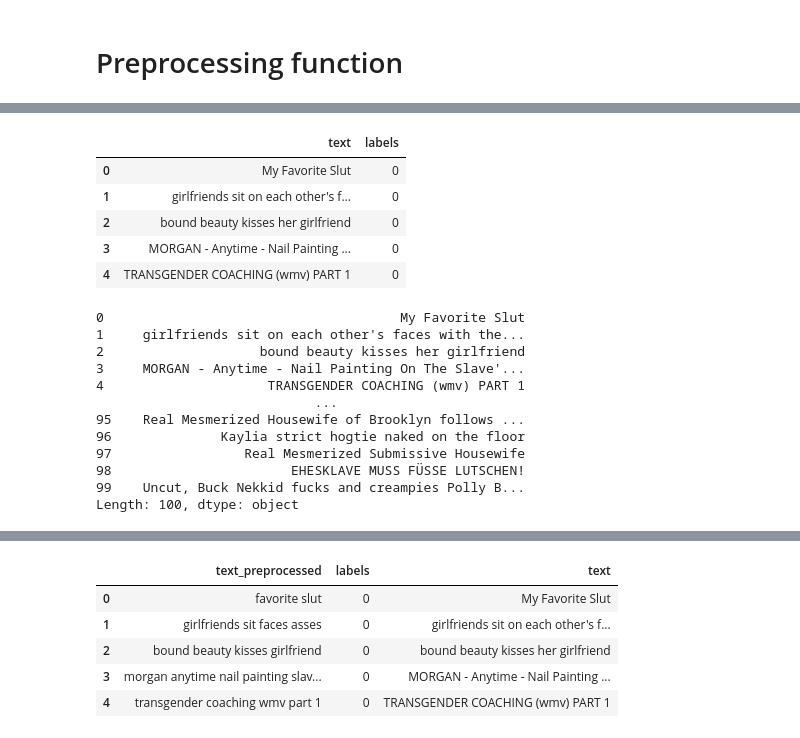
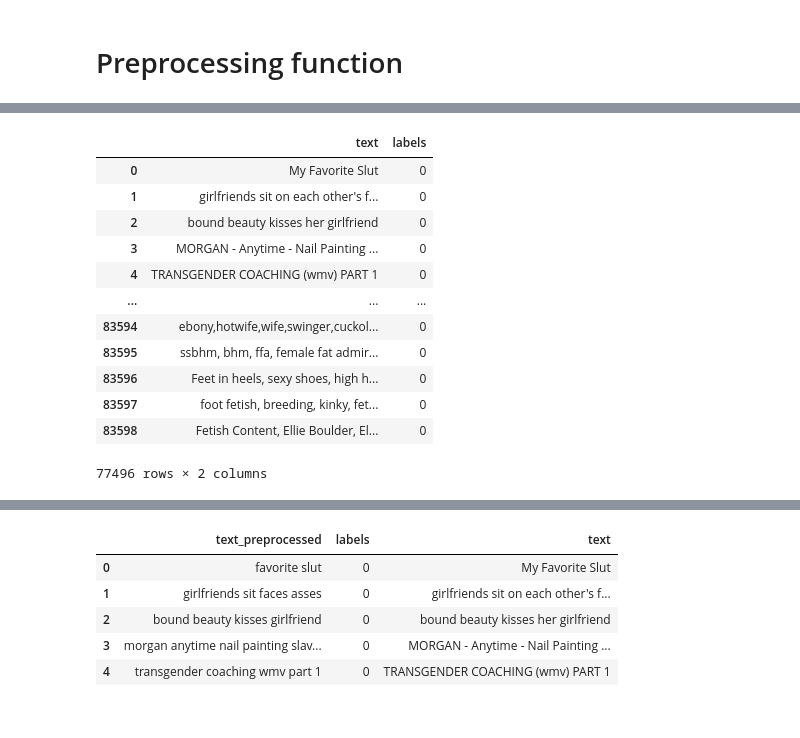
Before and after one commit to adwiza/datascience_skillbox, a Jupyter notebook: BW_project/BW_TEXT_PREP-W2V-TF-Copy1.ipynb, the cells around one changed output, grey strips where cells are left out. Saved outputs shown, nothing was run; the diff lists cells and outputs as text; code cells hidden in the pictures.

```diff
--- a/BW_project/BW_TEXT_PREP-W2V-TF-Copy1.ipynb
+++ b/BW_project/BW_TEXT_PREP-W2V-TF-Copy1.ipynb
@@ -119,26 +106,29 @@ Length: 1000, dtype: object
+# %%
+# Dropping the rows with "Sci"
+# identify partial string
+# discard = ["<dev"]
+
+# # drop rows that contain the partial string "dev"
+# data[~data.text.str.contains('|'.join(discard))]
+
+data = data[data['text'].str.contains('<div')==False]
 # %%
-data.head()
+data
 # %% [output]
 |  | text | labels |
 | 0 | My Favorite Slut | 0 |
 | 1 | girlfriends sit on each other's f... | 0 |
 | 2 | bound beauty kisses her girlfriend | 0 |
 | 3 | MORGAN - Anytime - Nail Painting ... | 0 |
 | 4 | TRANSGENDER COACHING (wmv) PART 1 | 0 |
+| ... | ... | ... |
+| 83594 | ebony,hotwife,wife,swinger,cuckol... | 0 |
+| 83595 | ssbhm, bhm, ffa, female fat admir... | 0 |
+| 83596 | Feet in heels, sexy shoes, high h... | 0 |
+| 83597 | foot fetish, breeding, kinky, fet... | 0 |
+| 83598 | Fetish Content, Ellie Boulder, El... | 0 |
+77496 rows × 2 columns
 # %%
-data[:100].apply(lambda row: bs(row['text']).get_text().replace('\n',' '),axis=1)
+# data[:100].apply(lambda row: bs(row['text']).get_text().replace('\n',' '),axis=1)
-# %% [output]
-0                                      My Favorite Slut
-1     girlfriends sit on each other's faces with the...
-2                    bound beauty kisses her girlfriend
-3     MORGAN - Anytime - Nail Painting On The Slave'...
-4                     TRANSGENDER COACHING (wmv) PART 1
-                            ...
-95    Real Mesmerized Housewife of Brooklyn follows ...
-96              Kaylia strict hogtie naked on the floor
-97                 Real Mesmerized Submissive Housewife
-98                       EHESKLAVE MUSS FÜSSE LUTSCHEN!
-99    Uncut, Buck Nekkid fucks and creampies Polly B...
-Length: 100, dtype: object
 # %%
 data[:100].apply(lambda row: preprocess(row.text, punctuation_marks, stop_words), axis=1) #, morph), axis=1)
```
Also changed, not shown: parts of 24 cells of this notebook, 1 other file.
